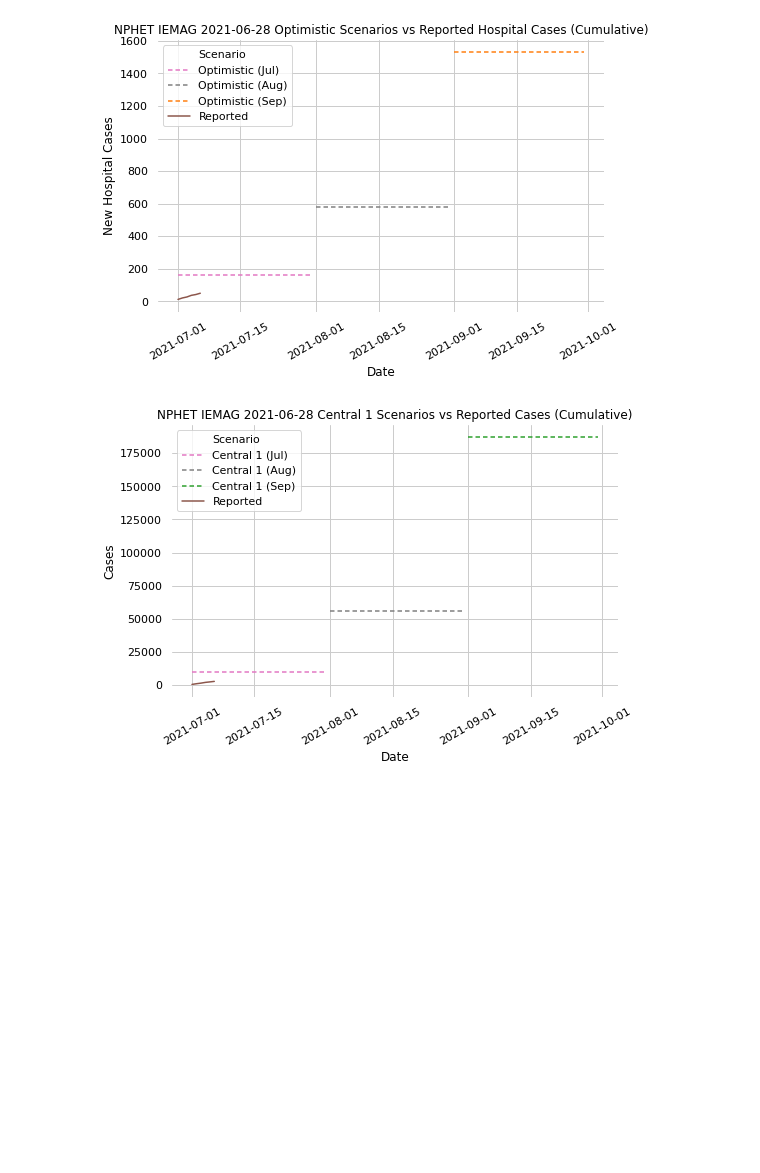
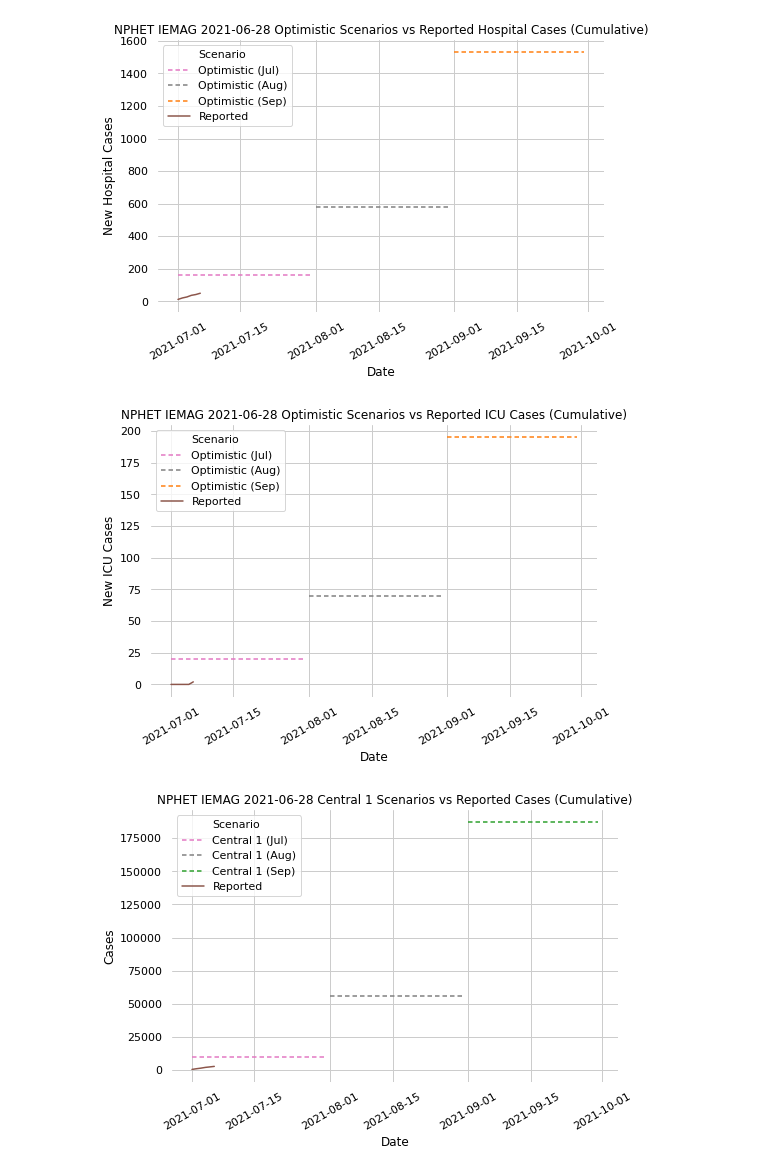
Before and after one commit to derekocallaghan/covid19data, a Jupyter notebook: notebooks/NPHET IEMAG 2021-06-28 Model Scenario Projections vs Reported Data.ipynb, the cells around one changed output. Drawn from its saved outputs; the diff is of its cells as text; code cells hidden in the pictures; blank space fills up the shorter version.

```diff
--- a/notebooks/NPHET IEMAG 2021-06-28 Model Scenario Projections vs Reported Data.ipynb
+++ b/notebooks/NPHET IEMAG 2021-06-28 Model Scenario Projections vs Reported Data.ipynb
@@ -149,6 +169,12 @@ plot_hospital_cases(plot_scenarios=['Optimistic (Jul)', 'Optimistic (Aug)', 'Opt
                     filename='./figures/nphet20210628_optimistic_scenarios_vs_reported_hospital_cases.png')
 # %% [output]
 [figure]
+# %%
+plot_icu_cases(plot_scenarios=['Optimistic (Jul)', 'Optimistic (Aug)', 'Optimistic (Sep)'],
+               model_title='Optimistic',
+               filename='./figures/nphet20210628_optimistic_scenarios_vs_reported_icu_cases.png')
+# %% [output]
+[figure, added]
 # %%
 plot_cases(plot_scenarios=['Central 1 (Jul)', 'Central 1 (Aug)', 'Central 1 (Sep)'],
            model_title='Central 1',
```
Also changed, not shown: parts of 12 cells of this notebook, 2 other files.
